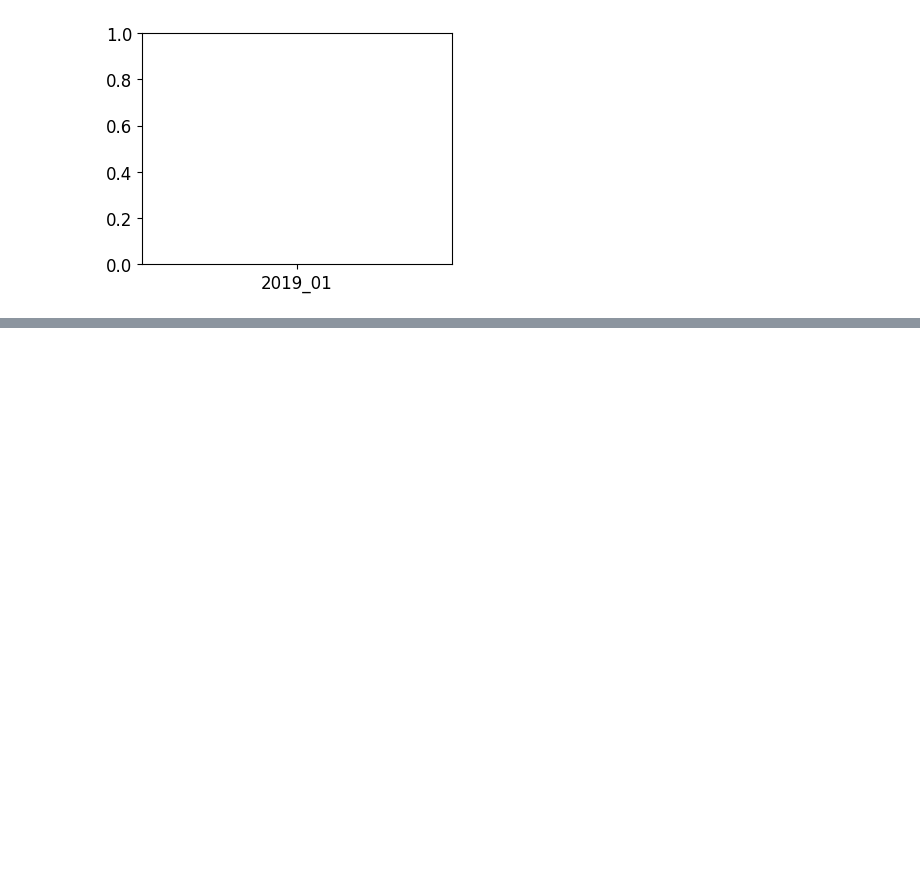
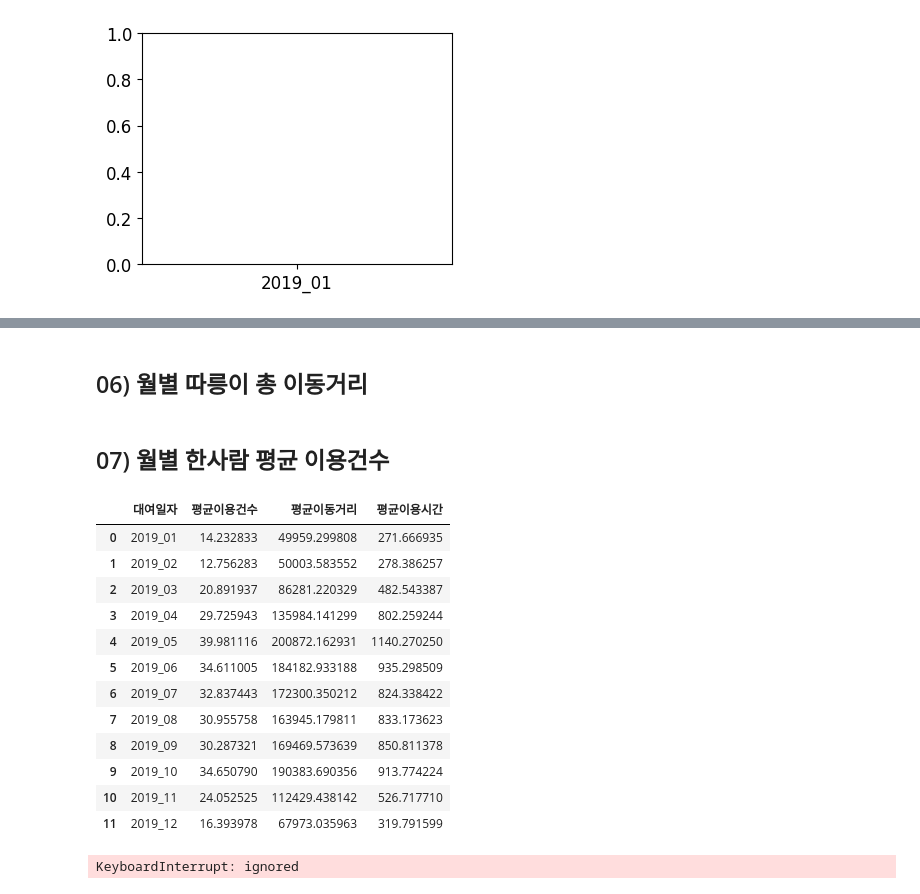
Before and after one commit to jinubot07/LikeLion_13th_DataCourse, a Jupyter notebook: 08_PRJ_team_project/code/정진우/TP_bike_19.ipynb, the cells around one changed output, grey strips where cells are left out. Saved outputs shown, nothing was run; the diff lists cells and outputs as text; code cells hidden in the pictures; blank space fills up the shorter version.

```diff
--- a/08_PRJ_team_project/code/정진우/TP_bike_19.ipynb
+++ b/08_PRJ_team_project/code/정진우/TP_bike_19.ipynb
@@ -184,0 +227,31 @@ ValueError: ignored
+# %% [markdown]
+## 06) 월별 따릉이 총 이동거리
+# %% [markdown]
+## 07) 월별 한사람 평균 이용건수
+# %%
+# 평균 데이터셋 새롭게 생성한다.
+bike19_mean = bike19[['대여일자','이용건수','이동거리(M)','이동시간(분)']].groupby(['대여일자']).mean()
+bike19_mean = pd.DataFrame({'대여일자' : bike19_mean.index,
+                           '평균이용건수' : bike19_mean['이용건수'],
+                           '평균이동거리' : bike19_mean['이동거리(M)'],
+                           '평균이용시간' : bike19_mean['이동시간(분)']})
+bike19_mean = bike19_mean.reset_index(drop=True)
+bike19_mean
+# %% [output]
+|  | 대여일자 | 평균이용건수 | 평균이동거리 | 평균이용시간 |
+| 0 | 2019_01 | 14.232833 | 49959.299808 | 271.666935 |
+| 1 | 2019_02 | 12.756283 | 50003.583552 | 278.386257 |
+| 2 | 2019_03 | 20.891937 | 86281.220329 | 482.543387 |
+| 3 | 2019_04 | 29.725943 | 135984.141299 | 802.259244 |
+| 4 | 2019_05 | 39.981116 | 200872.162931 | 1140.270250 |
+| 5 | 2019_06 | 34.611005 | 184182.933188 | 935.298509 |
+| 6 | 2019_07 | 32.837443 | 172300.350212 | 824.338422 |
+| 7 | 2019_08 | 30.955758 | 163945.179811 | 833.173623 |
+| 8 | 2019_09 | 30.287321 | 169469.573639 | 850.811378 |
+| 9 | 2019_10 | 34.650790 | 190383.690356 | 913.774224 |
+| 10 | 2019_11 | 24.052525 | 112429.438142 | 526.717710 |
+| 11 | 2019_12 | 16.393978 | 67973.035963 | 319.791599 |
+# %%
+bike19_mean.iplot(kind='line',x='대여일자',y='평균이용건수',theme='space', title='월별 한사람 평균 이용건수')
+# %% [output]
+KeyboardInterrupt: ignored
```
Also changed, not shown: parts of 11 cells of this notebook.
